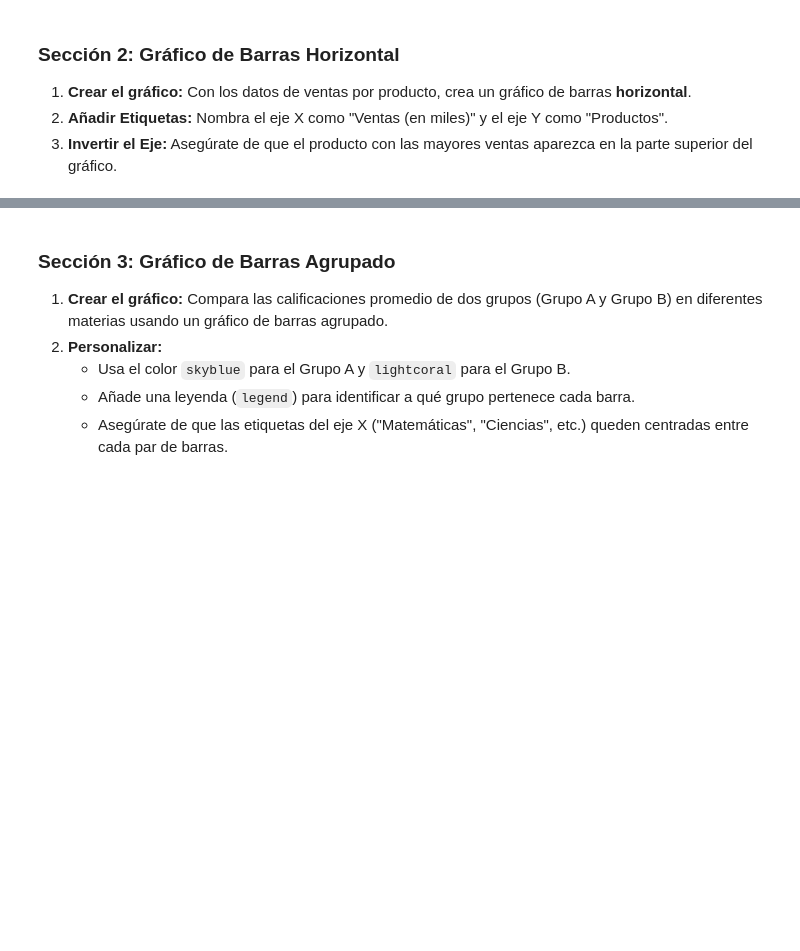
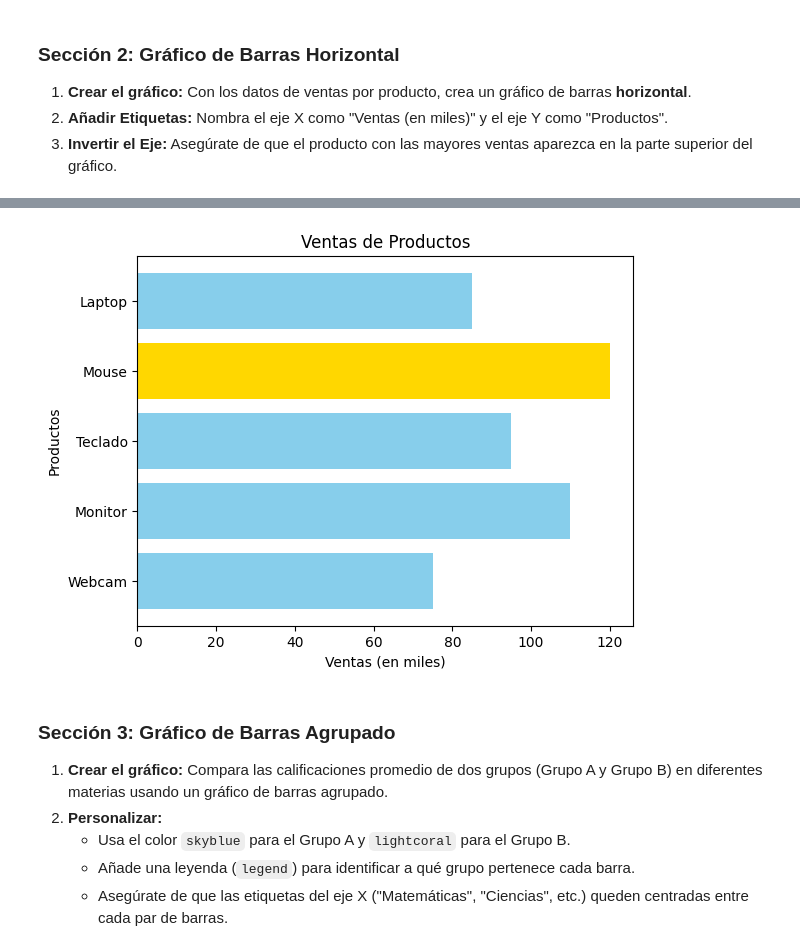
Before and after one commit to xisaach03/Practica_Numpy_1-, a Jupyter notebook: Numpy_Bar_Exercise_Students.ipynb, the cells around one changed output, grey strips where cells are left out. Cells and saved outputs as stored; diff of their text form; code cells hidden in the pictures; blank space fills up the shorter version.

Commit message:
Ejercicio Numpy_Bar_Exercise_Students completado.

```diff
--- a/Numpy_Bar_Exercise_Students.ipynb
+++ b/Numpy_Bar_Exercise_Students.ipynb
@@ -41,7 +69,19 @@ votos = [12, 8, 5, 3, 2]
 2.  **Añadir Etiquetas:** Nombra el eje X como "Ventas (en miles)" y el eje Y como "Productos".
 3.  **Invertir el Eje:** Asegúrate de que el producto con las mayores ventas aparezca en la parte superior del gráfico.
 # %%
+%pip install matplotlib
+import matplotlib.pyplot as plt
+import numpy as np
+
 productos = ['Laptop', 'Mouse', 'Teclado', 'Monitor', 'Webcam']
 ventas_miles = [85, 120, 95, 110, 75]
 
 # Espacio para tus respuestas de la Sección 2
+colores = ['gold' if v == max(ventas_miles) else 'skyblue' for v in ventas_miles]
+plt.barh(productos, ventas_miles, color=colores)
+plt.title("Ventas de Productos")
+plt.xlabel("Ventas (en miles)")
+plt.ylabel("Productos")
+plt.gca().invert_yaxis()  # El producto con más ventas arriba
+plt.show()
+# %% [output]
@@ -48,3 +100,4 @@ ventas_miles = [85, 120, 95, 110, 75]
+[figure, added]
 # %% [markdown]
 ### Sección 3: Gráfico de Barras Agrupado
 
```
Also changed, not shown: parts of 4 cells of this notebook.
